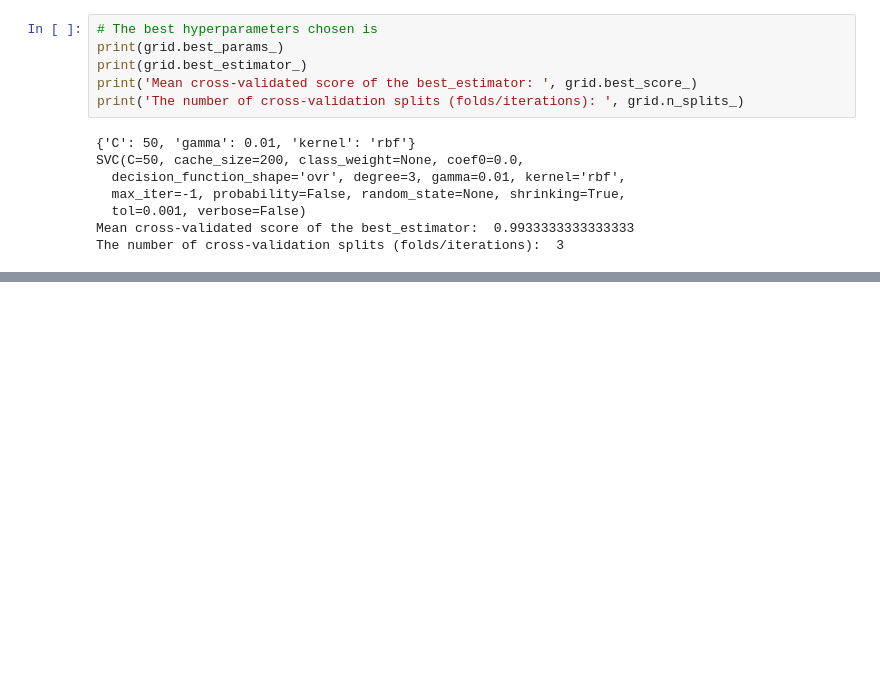
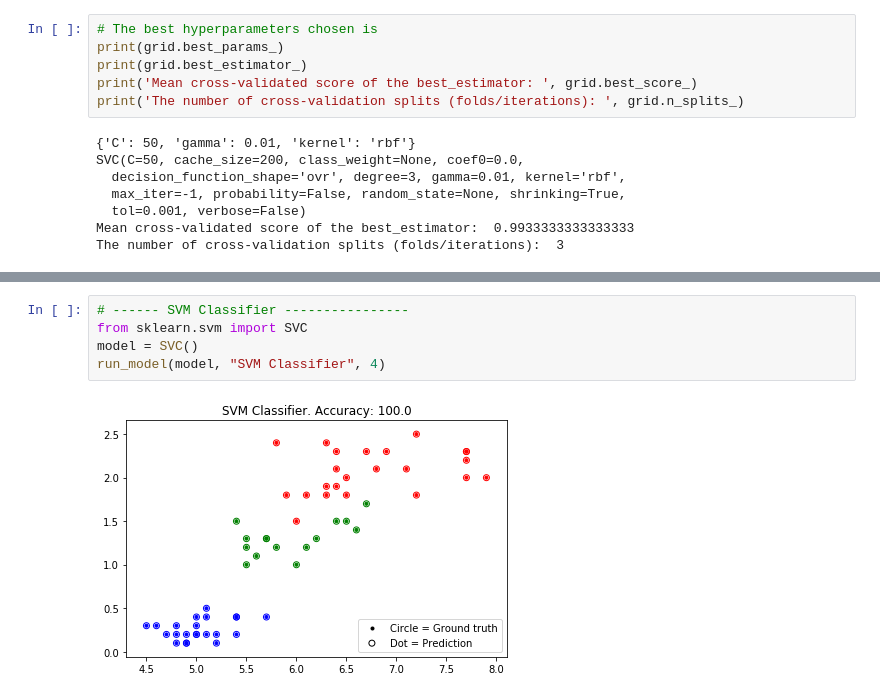
Before and after one commit to lluidesia/my-data-science-study-jam, a Jupyter notebook: IRIS/Iris.ipynb, the cells around one changed output, grey strips where cells are left out. Saved outputs shown, nothing was run; the diff lists cells and outputs as text; blank space fills up the shorter version.

```diff
--- a/IRIS/Iris.ipynb
+++ b/IRIS/Iris.ipynb
@@ -162,0 +277,7 @@ The number of cross-validation splits (folds/iterations):  3
+# %%
+# ------ SVM Classifier ----------------
+from sklearn.svm import SVC
+model = SVC()
+run_model(model, "SVM Classifier", 4)
+# %% [output]
+[figure, added]
```
Also changed, not shown: parts of 12 cells of this notebook.
